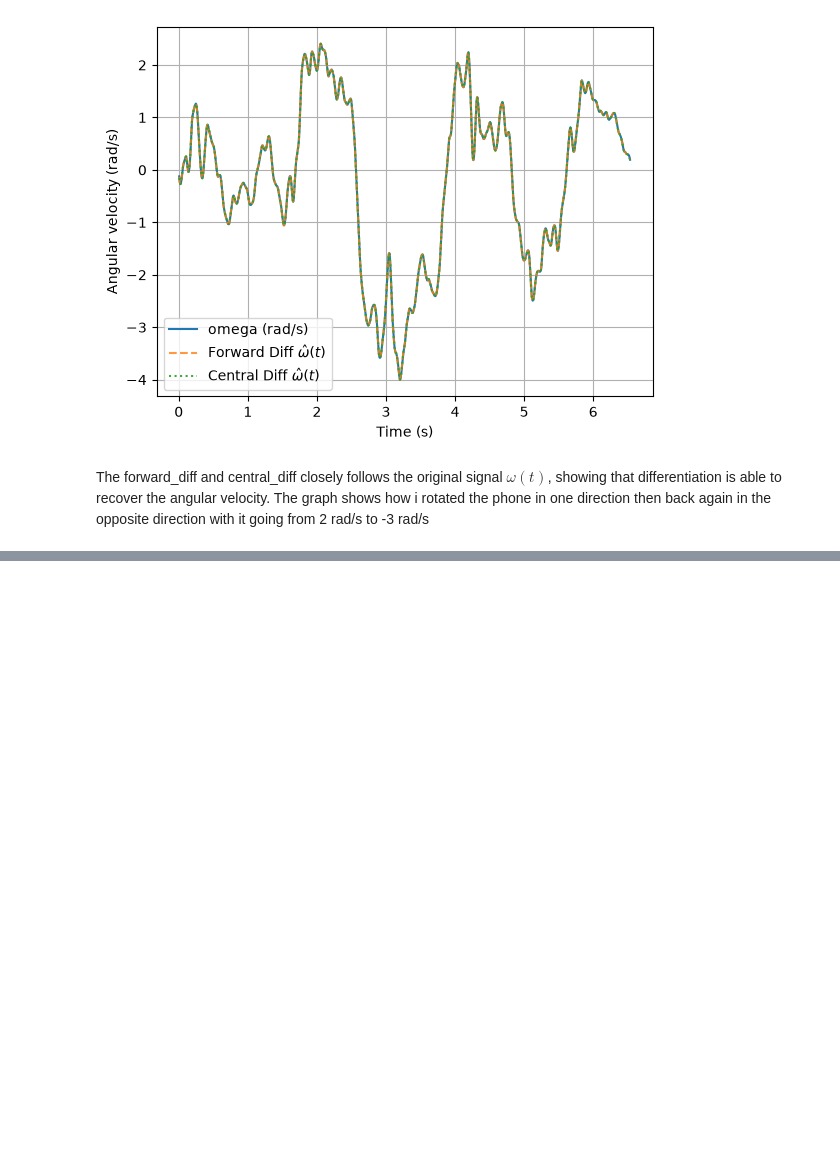
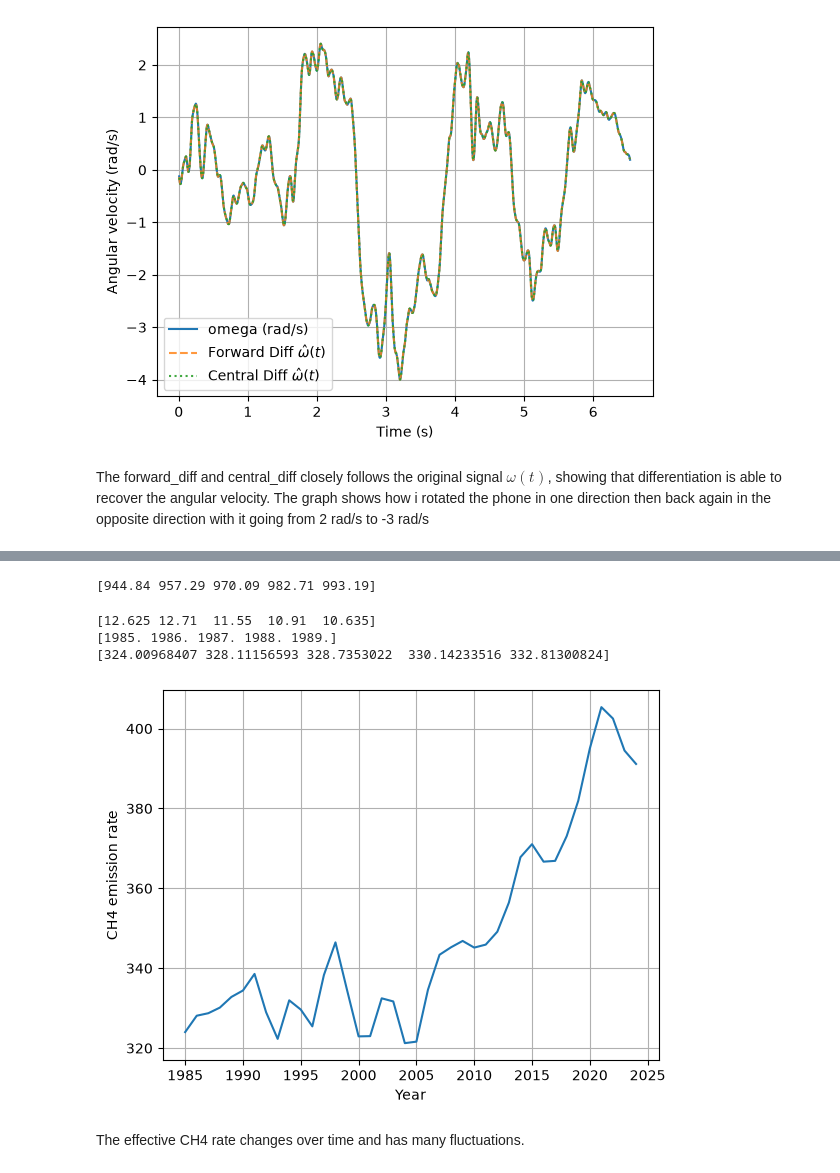
Before and after one commit to LeiliJL/MOD300, a Jupyter notebook: Prosjekt1/prosjekt1.ipynb, the cells around one changed output, grey strips where cells are left out. Drawn from its saved outputs; the diff is of its cells as text; code cells hidden in the pictures; blank space fills up the shorter version.

```diff
--- a/Prosjekt1/prosjekt1.ipynb
+++ b/Prosjekt1/prosjekt1.ipynb
@@ -415,0 +423,11 @@ The forward_diff and central_diff closely follows the original signal $\omega(t)
+# %%
+tau = 9.1
+h = 1
+# %%
+import numpy as np
+with open("data/ch4_annual.dat", "r") as file:
+    for i in range(10):
+        print(file.readline())
+
+data = np.loadtxt("data/ch4_annual.dat", skiprows=3)
+print(data[:5])
@@ -415,0 +452,31 @@ The forward_diff and central_diff closely follows the original signal $\omega(t)
+# %%
+year = data[:,0]
+ch4 = data[:,1]
+delta_M = ch4 - 700
+print(delta_M[:5])
+# %% [output]
+[944.84 957.29 970.09 982.71 993.19]
+# %%
+def methane_anomoly(t):
+    return np.interp(t, year,delta_M)
+dM_dt = central_diff(delta_M, h)
+year_mid = year[1:-1]
+print(dM_dt[:5])
+print(year_mid[:5])
+delta_M_mid = delta_M[1:-1]
+E_CH4 = 2.75 * (dM_dt + delta_M_mid / tau)
+print(E_CH4[:5])
+# %% [output]
+[12.625 12.71  11.55  10.91  10.635]
+[1985. 1986. 1987. 1988. 1989.]
+[324.00968407 328.11156593 328.7353022  330.14233516 332.81300824]
+# %%
+plt.plot(year_mid , E_CH4)
+plt.xlabel("Year")
+plt.ylabel("CH4 emission rate")
+plt.grid()
+plt.show()
+# %% [output]
+[figure, added]
+# %% [markdown]
+The effective CH4 rate changes over time and has many fluctuations.
```
Also changed, not shown: parts of 7 cells of this notebook, 13 other files.
